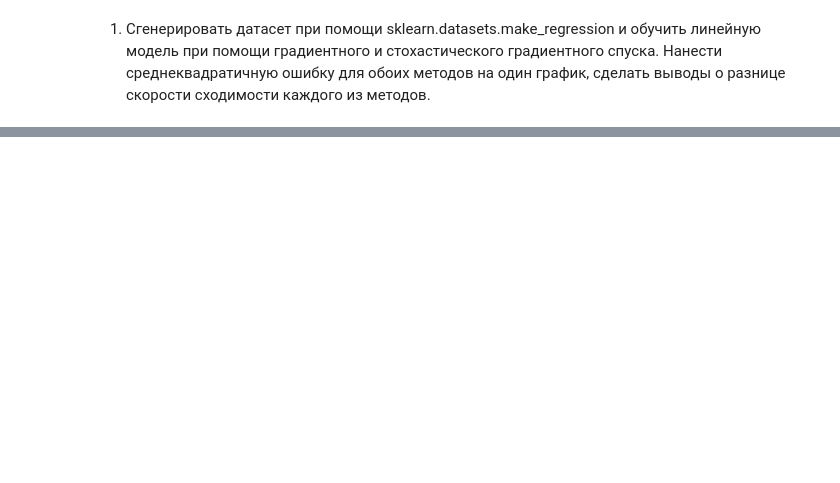
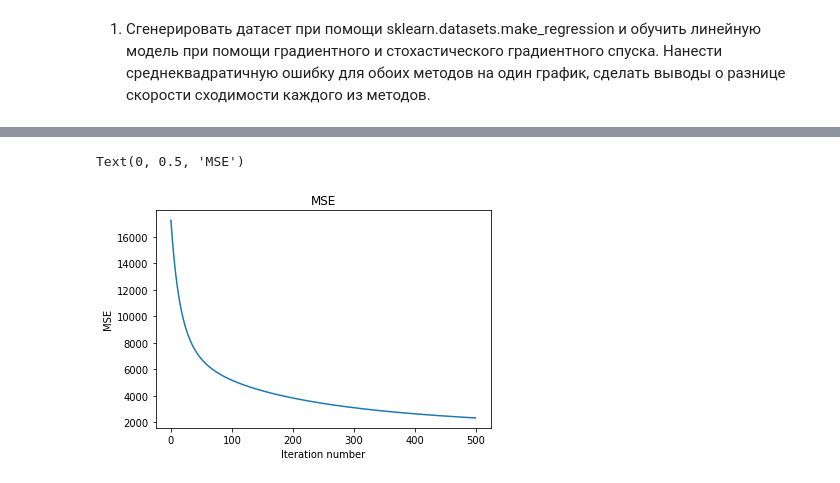
Before and after one commit to npoxopob/ml_alg, a Jupyter notebook: Урок_2_Масштабирование_признаков_L1_и_L2_регуляризация_Стохастический_градиентный_спуск.ipynb, the cells around one changed output, grey strips where cells are left out. Saved outputs shown, nothing was run; the diff lists cells and outputs as text; code cells hidden in the pictures; blank space fills up the shorter version.

```diff
--- a/Урок_2_Масштабирование_признаков_L1_и_L2_регуляризация_Стохастический_градиентный_спуск.ipynb
+++ b/Урок_2_Масштабирование_признаков_L1_и_L2_регуляризация_Стохастический_градиентный_спуск.ipynb
@@ -52,15 +154,18 @@ class GradientDescent:
 # %%
-class StochasticGradientDescent:
+class GradientDescentL2:
 
   metrics = {'mse': Metrics()._mse}
 
-  def __init__(self, X, y, iter_count=1500, qty_in_batch=1, alpha=1e-4, result_per_count=100,
-               metric='mse', listing=True):
+  def __init__(self, X, y, iter_count=1500, alpha=1e-4, result_per_count=100,
+               _lambda=1e-8, metric='mse', listing=True):
 
     assert metric in self.metrics, f"Metric {metric} is not allowed"
 
+    self.x = X.copy()
+    self.y = y.copy()
+
     # Weights vector
-    self.w = np.random.randn(X.shape[0])
+    self.w = np.random.randn(self.x.shape[0])
 
     # Total iterations
     self.iter_count = iter_count
@@ -68,27 +173,23 @@ class StochasticGradientDescent:
     # Alpha coeff
     self.alpha = alpha
 
-    self.qty_in_batch = qty_in_batch
-    self.n_batch = n // qty_in_batch
-
-    self.x = X.copy()
-    self.y = y.copy()
-
     self.metric = self.metrics[metric]
 
     self.result_per_count = result_per_count
 
     self.listing = listing
 
+    self.err = []
+
+    self._lambda = _lambda
+
   def fit(self):
     n = self.x.shape[1]
 
-
     for i in range(self.iter_count):
       y_pred = np.dot(self.w, self.x)
-      err = self.metric(self.y, y_pred)
+      self.err.append(self.metric(self.y, y_pred))
 
-      self.w -= self.alpha * (1/n * 2 * np.dot((y_pred - y), self.x.T))
+      self.w -= self.alpha * (1/n * 2 * np.dot((y_pred - y), self.x.T) + self._lambda * self.w )
 
-      if self.listing and i % self.result_per_count == 0:
-        print(i , self.w, err)
+    return self.err
@@ -94,0 +252,3 @@ class StochasticGradientDescent:
+# %%
+gs2 = GradientDescentL2(X, y, alpha=1e-2, iter_count=500)
+e_gs2 = gs2.fit()
@@ -94,0 +258,8 @@ class StochasticGradientDescent:
+# %%
+plt.plot(range(len(e_gs2)), e_gs2)
+plt.title('MSE')
+plt.xlabel('Iteration number')
+plt.ylabel('MSE')
+# %% [output]
+Text(0, 0.5, 'MSE')
+[figure, added]
```
Also changed, not shown: parts of 15 cells of this notebook.
